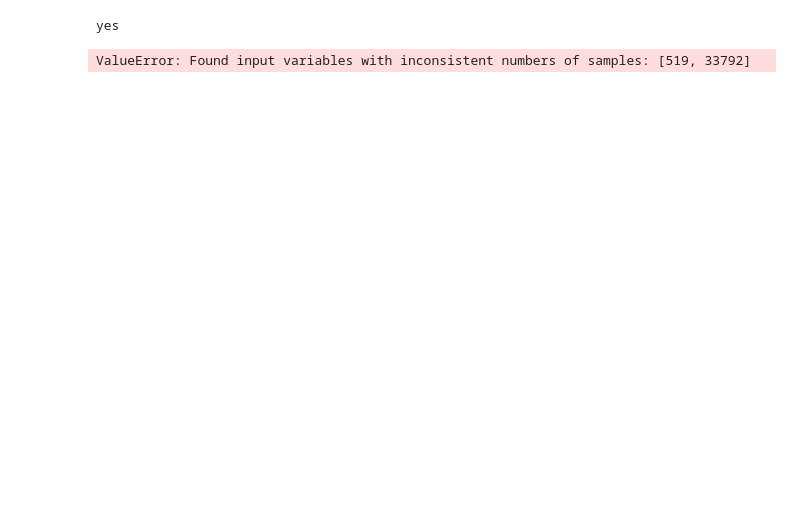
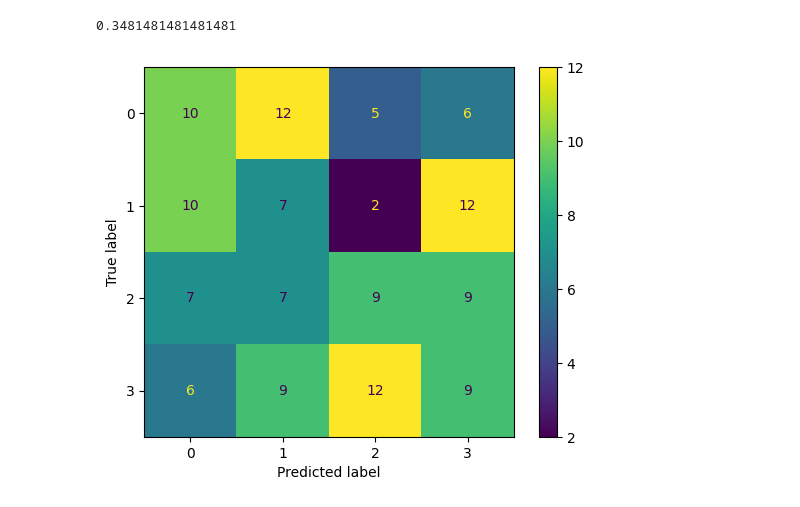
Before and after one commit to million-haileyesus/Data_Mining_I, a Jupyter notebook: DM_Assignment2/programming assignment 2.ipynb, the cells around one changed output. Saved outputs shown, nothing was run; the diff lists cells and outputs as text; code cells hidden in the pictures; blank space fills up the shorter version.

```diff
--- a/DM_Assignment2/programming assignment 2.ipynb
+++ b/DM_Assignment2/programming assignment 2.ipynb
@@ -85,24 +199,28 @@ def naive_bayes_classifier():
 # %%
-# def AdaBoostClassifier():
-training_set, testing_set = split_dataset()
-training_data = []
-testing_data = []
-for train, test in zip(training_set, testing_set):
-    training_data.extend(training_set[train])
-    testing_data.extend(testing_set[test])
+def ada_boost_classifier():
+    X_train, y_train, X_test, y_test = train_test_split()
+    ada = AdaBoostClassifier()
+    skf = StratifiedKFold(n_splits=5)
 
-training_data = np.array(training_data)
-testing_data = np.array(testing_data)
-testing_data = testing_data.reshape(-1,1)
-print("yes")
+    scores = []
+    confu_matrix = []
+    for train_index, test_index in skf.split(X_train, y_train):
+        X_tr, X_te = X_train[train_index], X_train[test_index]
+        y_tr, y_te = y_train[train_index], y_train[test_index]
 
-# AdaBoostClassifier()
+        ada.fit(X_tr, y_tr)
+        y_pred = ada.predict(X_te)
+
+        scores.append(ada.score(X_te, y_te))
+        confu_matrix.extend(y_pred)
+
+    result = np.mean(scores)
+    print(result)
+
+    cm = confusion_matrix(y_test, confu_matrix)
+    cm_display = ConfusionMatrixDisplay(cm).plot()
+
+ada_boost_classifier()
 # %% [output]
-yes
+0.3481481481481481
+[figure, added]
-# %%
-clf = AdaBoostClassifier()
-clf.fit(training_data, testing_data)
-print(clf.predict([[0, 0, 0, 0]]))
-print(clf.score(training_data, testing_data))
-# %% [output]
-ValueError: Found input variables with inconsistent numbers of samples: [519, 33792]
```
Also changed, not shown: parts of 6 cells of this notebook.
